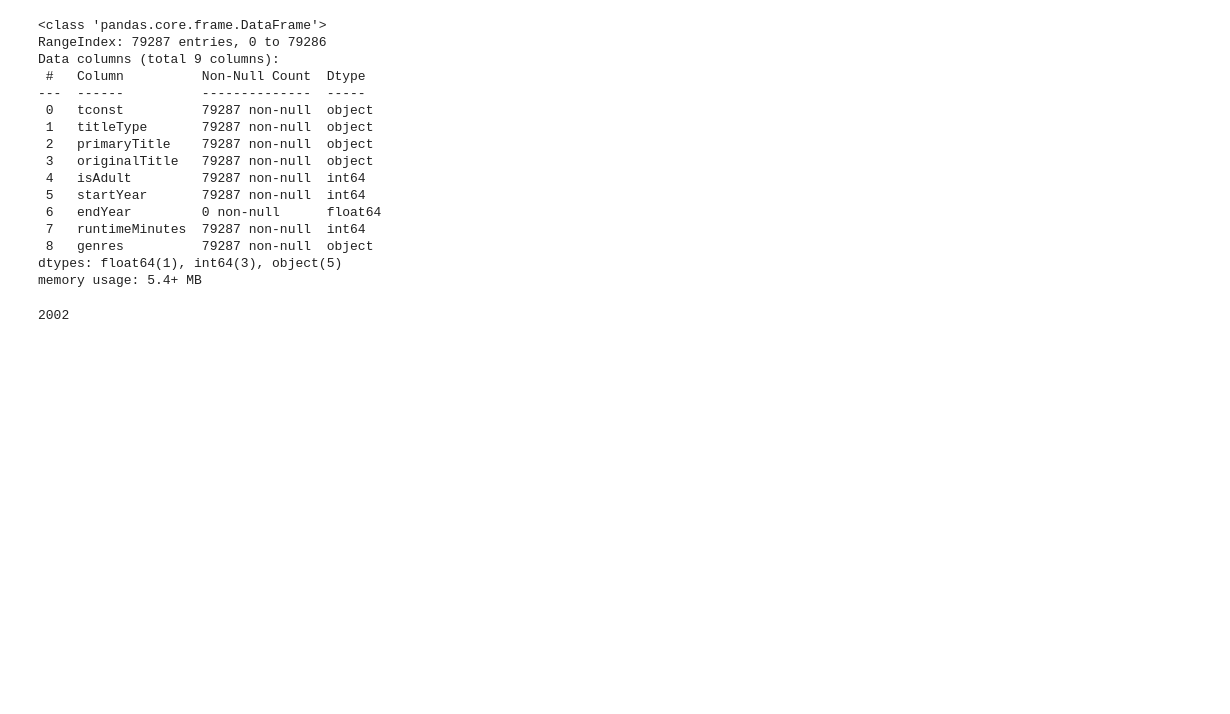
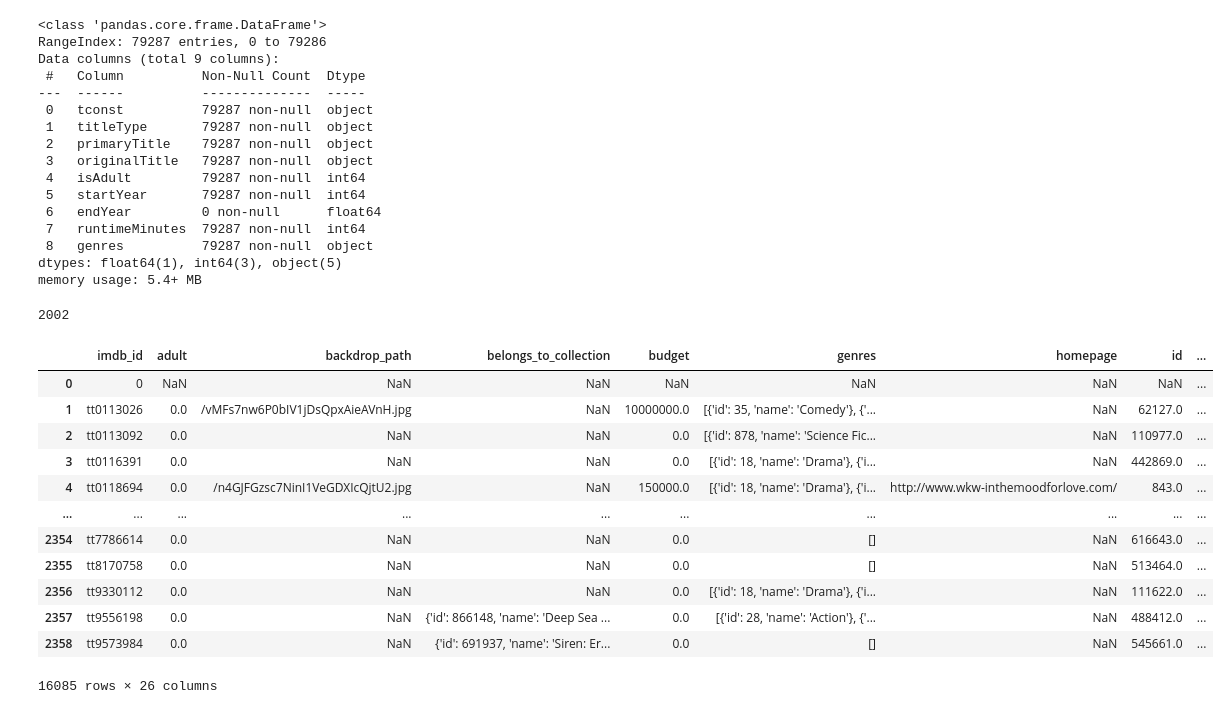
Before and after one commit to bemadi/Project-3, a Jupyter notebook: Part 4 - Hypothesis Testing.ipynb, the cells around one changed output. Saved outputs shown, nothing was run; the diff lists cells and outputs as text; code cells hidden in the pictures; blank space fills up the shorter version.

```diff
--- a/Part 4 - Hypothesis Testing.ipynb
+++ b/Part 4 - Hypothesis Testing.ipynb
@@ -189,3 +189,32 @@ for YEAR in tqdm_notebook(YEARS_TO_GET, desc='YEARS',
 
     except:
         print(f'Error loading final {JSON_FILE}')
+# %%
+tmdb_2000=pd.read_csv(r'Data/final_tmdb_data_2000.csv.gz')
+tmdb_2001=pd.read_csv(r'Data/final_tmdb_data_2001.csv.gz')
+# %%
+tmdb_2002=pd.read_csv(r'Data/final_tmdb_data_2002.csv.gz')
+tmdb_2003=pd.read_csv(r'Data/final_tmdb_data_2003.csv.gz')
+tmdb_2004=pd.read_csv(r'Data/final_tmdb_data_2004.csv.gz')
+tmdb_2005=pd.read_csv(r'Data/final_tmdb_data_2005.csv.gz')
+tmdb_2006=pd.read_csv(r'Data/final_tmdb_data_2006.csv.gz')
+tmdb_2007=pd.read_csv(r'Data/final_tmdb_data_2007.csv.gz')
+tmdb_2008=pd.read_csv(r'Data/final_tmdb_data_2008.csv.gz')
+tmdb_2009=pd.read_csv(r'Data/final_tmdb_data_2009.csv.gz')
+# %%
+tmdb_00_09=pd.concat([tmdb_2000,tmdb_2001,tmdb_2002,tmdb_2003,tmdb_2004,tmdb_2005,tmdb_2006,tmdb_2007,tmdb_2008,tmdb_2009], axis=0)
+tmdb_00_09
+# %% [output]
+|  | imdb_id | adult | backdrop_path | belongs_to_collection | budget | genres | homepage | id | ... |
+| 0 | 0 | NaN | NaN | NaN | NaN | NaN | NaN | NaN | ... |
+| 1 | tt0113026 | 0.0 | /vMFs7nw6P0bIV1jDsQpxAieAVnH.jpg | NaN | 10000000.0 | [{'id': 35, 'name': 'Comedy'}, {'... | NaN | 62127.0 | ... |
+| 2 | tt0113092 | 0.0 | NaN | NaN | 0.0 | [{'id': 878, 'name': 'Science Fic... | NaN | 110977.0 | ... |
+| 3 | tt0116391 | 0.0 | NaN | NaN | 0.0 | [{'id': 18, 'name': 'Drama'}, {'i... | NaN | 442869.0 | ... |
+| 4 | tt0118694 | 0.0 | /n4GJFGzsc7NinI1VeGDXIcQjtU2.jpg | NaN | 150000.0 | [{'id': 18, 'name': 'Drama'}, {'i... | http://www.wkw-inthemoodforlove.com/ | 843.0 | ... |
+| ... | ... | ... | ... | ... | ... | ... | ... | ... | ... |
+| 2354 | tt7786614 | 0.0 | NaN | NaN | 0.0 | [] | NaN | 616643.0 | ... |
+| 2355 | tt8170758 | 0.0 | NaN | NaN | 0.0 | [] | NaN | 513464.0 | ... |
+| 2356 | tt9330112 | 0.0 | NaN | NaN | 0.0 | [{'id': 18, 'name': 'Drama'}, {'i... | NaN | 111622.0 | ... |
+| 2357 | tt9556198 | 0.0 | NaN | {'id': 866148, 'name': 'Deep Sea ... | 0.0 | [{'id': 28, 'name': 'Action'}, {'... | NaN | 488412.0 | ... |
+| 2358 | tt9573984 | 0.0 | NaN | {'id': 691937, 'name': 'Siren: Er... | 0.0 | [] | NaN | 545661.0 | ... |
+16085 rows × 26 columns
```
Also changed, not shown: parts of 3 cells of this notebook, 1 other file.
